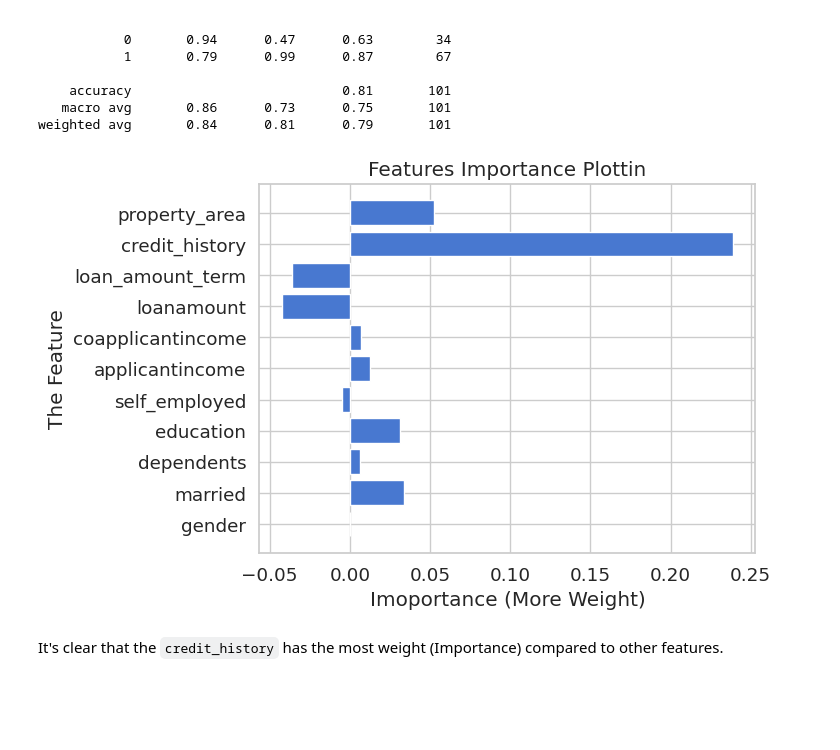
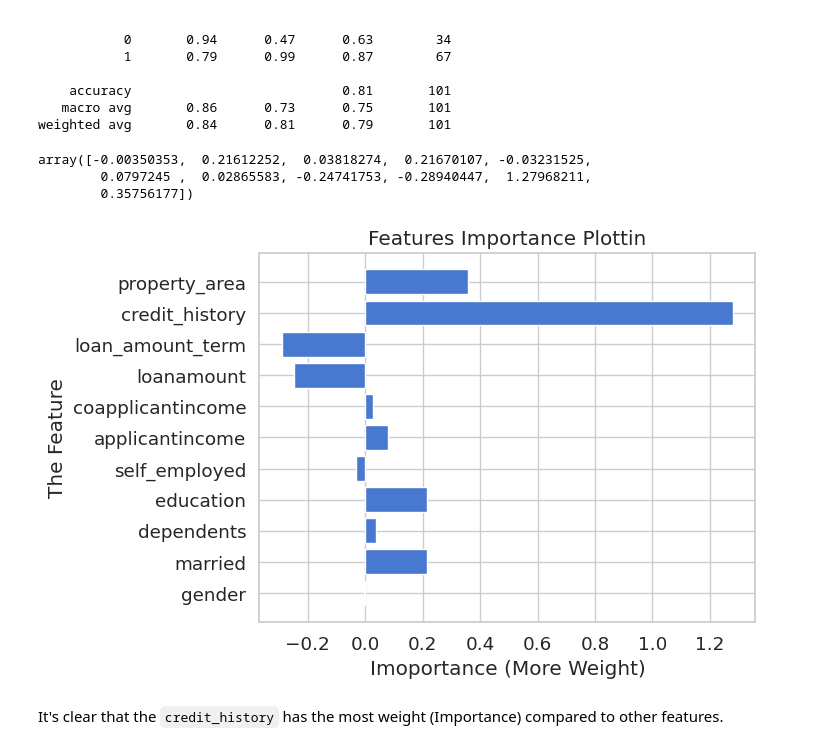
Before and after one commit to allaalmouiz/loan_acceptance_prediction, a Jupyter notebook: Loan_Acceptance_Prediction_Challange_AlaaAlmouiz(S2026_176).ipynb, the cells around one changed output. Saved outputs shown, nothing was run; the diff lists cells and outputs as text; code cells hidden in the pictures; blank space fills up the shorter version.

Commit message:
Using a Logistic Regression Model for Prediction

```diff
--- a/Loan_Acceptance_Prediction_Challange_AlaaAlmouiz(S2026_176).ipynb
+++ b/Loan_Acceptance_Prediction_Challange_AlaaAlmouiz(S2026_176).ipynb
@@ -937,7 +933,7 @@ x_test = scaler.fit_transform(x_test)
 ### Building the Regression Model
 # %%
 # define our regression model
-model = LinearRegression()
+model = LogisticRegression()
 
 # train our model
 model.fit(x_train, y_train)
@@ -1003,17 +978,23 @@ Classification Report:
     accuracy                           0.81       101
    macro avg       0.86      0.73      0.75       101
 weighted avg       0.84      0.81      0.79       101
+# %%
+model.coef_[0]
+# %% [output]
+array([-0.00350353,  0.21612252,  0.03818274,  0.21670107, -0.03231525,
+        0.0797245 ,  0.02865583, -0.24741753, -0.28940447,  1.27968211,
+        0.35756177])
 # %%
 # Feature Importance based on the weights of the model
 
 columns = train_df.columns[0:-1].values
-features_importance = model.coef_
+features_importance = model.coef_[0] # Extract the first (and only) row of coefficients
 plt.barh(columns, features_importance)
 plt.title('Features Importance Plottin')
 plt.xlabel('Imoportance (More Weight)')
 plt.ylabel('The Feature')
 plt.show()
 # %% [output]
-[figure, old version]
+[figure, new version]
 # %% [markdown]
 It's clear that the `credit_history` has the most weight (Importance) compared to other features.
```
Also changed, not shown: parts of 4 cells of this notebook.
